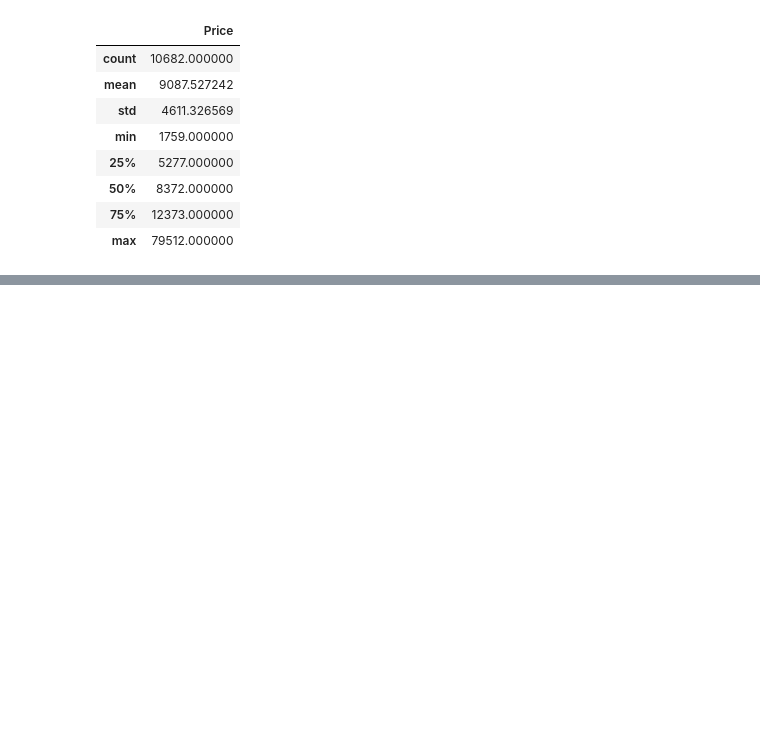
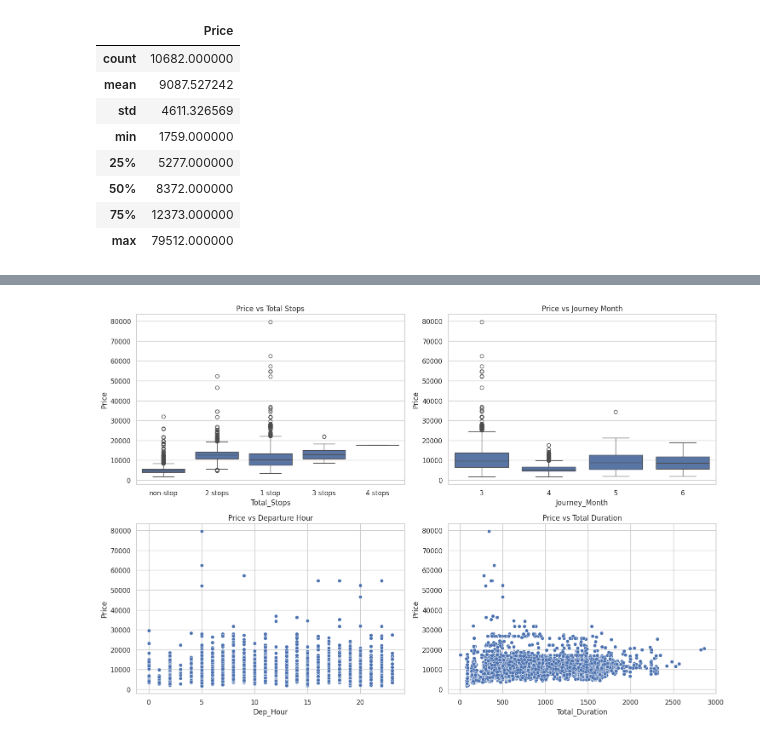
Before and after one commit to navneetsinghsingh/IIS2MDC, a Jupyter notebook: part_A_Flight_price_prediction_using_deep_learning.ipynb, the cells around one changed output, grey strips where cells are left out. Saved outputs shown, nothing was run; the diff lists cells and outputs as text; code cells hidden in the pictures; blank space fills up the shorter version.

```diff
--- a/part_A_Flight_price_prediction_using_deep_learning.ipynb
+++ b/part_A_Flight_price_prediction_using_deep_learning.ipynb
@@ -105,0 +184,27 @@ TypeError: object of type 'numpy.int64' has no len()
+# %%
+plt.figure(figsize=(15, 10))
+
+# Price vs Total Stops
+plt.subplot(2, 2, 1)
+sns.boxplot(x=df["Total_Stops"], y=df["Price"])
+plt.title("Price vs Total Stops")
+
+# Price vs Journey Month
+plt.subplot(2, 2, 2)
+sns.boxplot(x=df["Journey_Month"], y=df["Price"])
+plt.title("Price vs Journey Month")
+
+# Price vs Departure Hour
+plt.subplot(2, 2, 3)
+sns.scatterplot(x=df["Dep_Hour"], y=df["Price"])
+plt.title("Price vs Departure Hour")
+
+# Price vs Total Duration
+plt.subplot(2, 2, 4)
+sns.scatterplot(x=df["Total_Duration"], y=df["Price"])
+plt.title("Price vs Total Duration")
+
+plt.tight_layout()
+plt.show()
+# %% [output]
+[figure, added]
```
Also changed, not shown: parts of 24 cells of this notebook.
